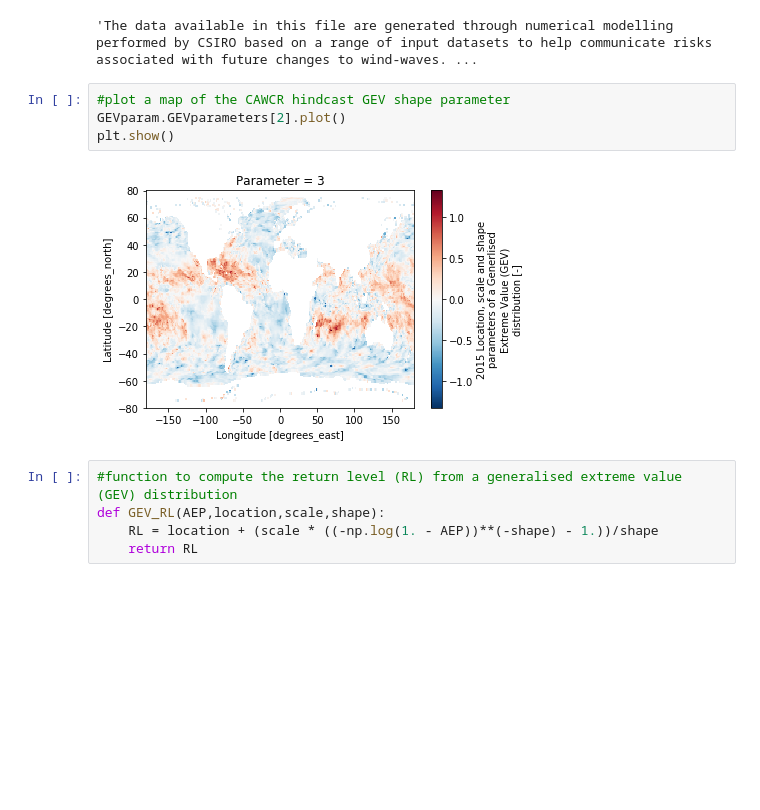
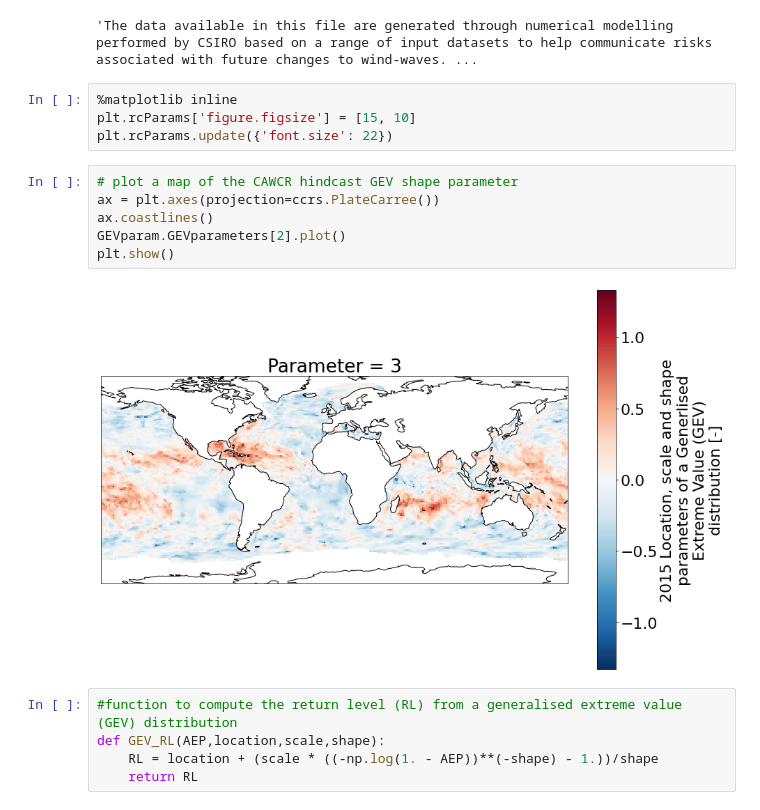
Before and after one commit to JulianOG/ExtremeHm0projections, a Jupyter notebook: COWCLIP_extreme_wave_height.ipynb, the cells around one changed output. Cells and saved outputs as stored; diff of their text form; blank space fills up the shorter version.

Commit message:
Update map plots using cartopy and enlarge

```diff
--- a/COWCLIP_extreme_wave_height.ipynb
+++ b/COWCLIP_extreme_wave_height.ipynb
@@ -44,12 +45,18 @@ Attributes:
 GEVparam.Disclaimer
 # %% [output]
 'The data available in this file are generated through numerical modelling performed by CSIRO based on a range of input datasets to help communicate risks associated with future changes to wind-waves. ...
+# %%
+%matplotlib inline
+plt.rcParams['figure.figsize'] = [15, 10]
+plt.rcParams.update({'font.size': 22})
 # %%
-#plot a map of the CAWCR hindcast GEV shape parameter
+# plot a map of the CAWCR hindcast GEV shape parameter
+ax = plt.axes(projection=ccrs.PlateCarree())
+ax.coastlines()
 GEVparam.GEVparameters[2].plot()
 plt.show()
 # %% [output]
-[figure, old version]
+[figure, new version]
 # %%
 #function to compute the return level (RL) from a generalised extreme value (GEV) distribution
 def GEV_RL(AEP,location,scale,shape):
```
Also changed, not shown: parts of 6 cells of this notebook.
